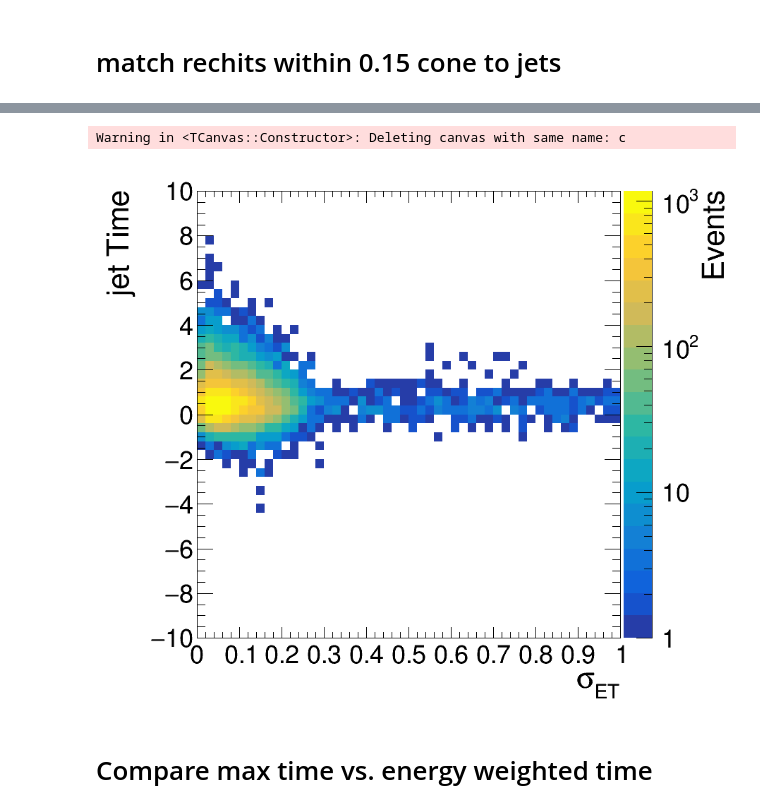
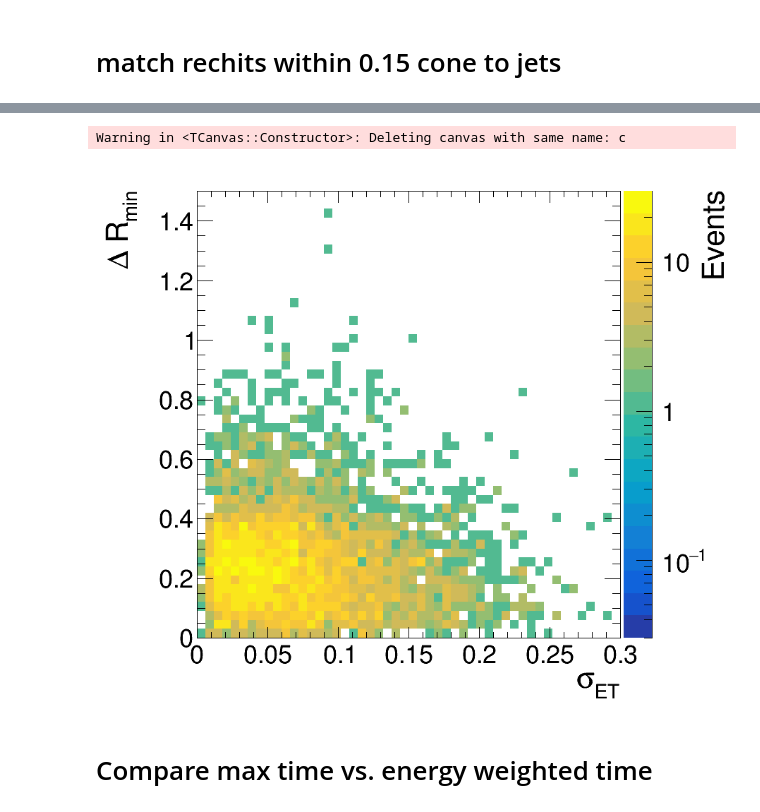
Before and after one commit to cms-lpc-llp/delayed_jet_analyzer, a Jupyter notebook: plot_scripts/time_rechit_studies.ipynb, the cells around one changed output, grey strips where cells are left out. Cells and saved outputs as stored; diff of their text form; code cells hidden in the pictures.

```diff
--- a/plot_scripts/time_rechit_studies.ipynb
+++ b/plot_scripts/time_rechit_studies.ipynb
@@ -40,7 +40,7 @@ lumi = 137000 #in pb-1
 # fpath_bkg['QCD15'] = bkg_path+"ntuple_RunIIFall17_QCD_Pt_15to30_TuneCP5_13TeV_pythia8.root"
 fpath_bkg['QCD30'] = bkg_path+"ntuple_RunIIFall17_QCD_Pt_30to50_TuneCP5_13TeV_pythia8.root"
 # fpath_bkg['QCD170'] = bkg_path+"jet_timing_studies_ntuple_RunIIFall17DRPremix_QCD_Pt_170to300_TuneCP5_13TeV_pythia8.root"
-fpath_bkg['bbbb_mh125_ctau1'] = sig_path+'ntuple_RunIISummer16_bbbb_vh_mh125_mx50_pl1000.root'
+fpath_bkg['bbbb_mh125_ctau1'] = sig_path+'ntuple_RunIISummer16_bbbb_vh_mh125_mx50_pl10000.root'
 # fpath_bkg['bbbb_mh2000_ctau1'] = sig_path+'ntuple_RunIISummer16_bbbb_vh_mh2000_mx975_pl1000.root'
 # fpath_bkg['bbbb_mh125_ctau10'] = sig_path+'ntuple_RunIISummer16_bbbb_vh_mh125_mx50_pl10000.root'
 # fpath_bkg['bbbb_mh2000_ctau10'] = sig_path+'ntuple_RunIISummer16_bbbb_vh_mh2000_mx975_pl10000.root'
@@ -154,8 +154,9 @@ jet_rechits_E = {}
 jet_rechits_eta = {}
 jet_rechits_phi = {}
 rechit_deltaR = {}
-
-
+CHEF = {}
+jetMinDeltaRPVTracks = {}
+jetGammaMax_ET = {}
 etD = {}
 eD = {}
 sig_e1 = {}
@@ -185,7 +186,9 @@ for k in tree_bkg.keys():
         jet_rechits_eta[k] = []
         jet_rechits_phi[k] = []
         jetTime_median[k] = []
-
+        CHEF[k] = []
+        jetMinDeltaRPVTracks[k] = []
+        jetGammaMax_ET[k] = []
 
         etD[k] = []
         eD[k] = []
@@ -210,6 +213,9 @@ for k in tree_bkg.keys():
         jet_rechits_E_temp = T.array('jet_rechits_E')
         jet_rechits_eta_temp = T.array('jet_rechits_eta')
         jet_rechits_phi_temp = T.array('jet_rechits_phi')
+        jetMinDeltaRPVTracks_temp = T['jetMinDeltaRPVTracks'].array()
+        CHEF_temp = T['jetChargedHadronEnergyFraction'].array()
+        jetGammaMax_ET_temp = T['jetGammaMax_ET'].array()
 
         genTime_temp = T.array('gen_time')
         gLLP_decay_radius_temp =  ((T.array('gLLP_decay_vertex_x')-T.array('gLLP_prod_vertex_x'))**2+(T.array('gLLP_decay_vertex_y')-T.array('gLLP_prod_vertex_y'))**2)**0.5
@@ -219,7 +225,9 @@ for k in tree_bkg.keys():
             for j in range(nJets[ev]):
                 if jet_n_rechits_temp[ev][j]<5:continue
                 if abs(jetEta_temp[ev][j]) > 1.48: continue
+#                 print(j,gLLP_daughter_match_jet_index[ev])
                 if not k[:3]=='QCD' and j not in  gLLP_daughter_match_jet_index[ev]: continue
+#                 print("here")
 
                 if not k[:3] == 'QCD':
                     genTime[k].append(genTime_temp[ev][list(gLLP_daughter_match_jet_index[ev]).index(j)])
@@ -229,7 +237,6 @@ for k in tree_bkg.keys():
                     else:
                         llp_id = 1
                     gLLP_decay_radius[k].append(gLLP_decay_radius_temp[ev][llp_id])
-
                 jetTime[k].append(jetTime_temp[ev][j])
                 jetEcalEnergy[k].append(jetEcalEnergy_temp[ev][j])
                 maxE_rechit_index = jet_rechits_E_temp[ev][j].index(max(jet_rechits_E_temp[ev][j]))
@@ -239,6 +246,11 @@ for k in tree_bkg.keys():
                 jet_rechits_E[k].append(jet_rechits_E_temp[ev][j])
                 jet_rechits_eta[k].append(jet_rechits_eta_temp[ev][j])
                 jet_rechits_phi[k].append(jet_rechits_phi_temp[ev][j])
+
+                CHEF[k].append(CHEF_temp[ev][j])
+                jetMinDeltaRPVTracks[k].append(jetMinDeltaRPVTracks_temp[ev][j])
+                jetGammaMax_ET[k].append(jetGammaMax_ET_temp[ev][j])
+
 
                 sig1,sig2 = sig(jet_rechits_E_temp[ev][j],jet_rechits_eta_temp[ev][j],jet_rechits_phi_temp[ev][j])
                 sig_e1[k].append(sig1)
@@ -309,9 +321,11 @@ for k in tree_bkg.keys():
         sig_et2[k] = np.array(sig_et2[k])
         sig_e[k] = np.hypot(sig_e1[k],sig_e2[k])
         sig_et[k] = np.hypot(sig_et1[k],sig_et2[k])
+        CHEF[k] = np.array(CHEF[k])
+        jetMinDeltaRPVTracks[k] = np.array(jetMinDeltaRPVTracks[k])
+        jetGammaMax_ET[k] = np.array(jetGammaMax_ET[k])
 
-
-        print(k,len(nJets),len(jetPhi[k]),(time.time()-start_t))
+        print(k,len(nJets),len(jetTime[k]),(time.time()-start_t))
         start_t = time.time()
     else:
         print(k)
@@ -382,35 +678,40 @@ h = {}
 leg = rt.TLegend(0.40,0.75,0.95,0.93)
 leg.SetTextSize(0.022)
 # leg.SetTextFont(42)
 leg.SetEntrySeparation(0.01)
 max_y = 0
 i=0
 key = 'bbbb_mh125_ctau1'
+# key = 'QCD30'
 # h['bbbb_mh125_ctau1'] = create_TH2D(np.column_stack((gLLP_decay_radius['bbbb_mh125_ctau1'],jetTime['bbbb_mh125_ctau1'])), axis_title = ['gLLP decay radius [cm]','ECAL #Delta R = 0.15 energy fraction','Events'], binning=[50,0,140,50,-10,10])
 # h['bbbb_mh125_ctau1'] = create_TH2D(np.column_stack((gLLP_decay_radius['bbbb_mh125_ctau1'],jet_frac_energy['bbbb_mh125_ctau1'])), axis_title = ['gLLP decay radius [cm]','ECAL #Delta R = 0.15 energy fraction','Events'], binning=[50,0,140,50,0,1])
 # h['bbbb_mh125_ctau1'] = create_TH2D(np.column_stack((jet_frac_energy['bbbb_mh125_ctau1'],jetTime['bbbb_mh125_ctau1'])), axis_title = ['Energy Fraction','ECAL #Delta R = 0.15 energy fraction','Events'], binning=[50,0,1,50,-10,10])
 # h['QCD30'] = create_TH2D(np.column_stack((jet_frac_energy['QCD30'],jetTime['QCD30'])), axis_title = ['Energy Fraction','jet Time','Events'], binning=[50,0,1,50,-10,10])
-h[key] = create_TH2D(np.column_stack((sig_e[key],jetTime[key])), axis_title = ['#sigma_{ET}','jet Time','Events'], binning=[50,0,1,50,-10,10])
+# h[key] = create_TH2D(np.column_stack((sig_et[key],jetTime[key])), axis_title = ['#sigma_{ET}','jet Time','Events'], binning=[50,0,1,50,-10,10])
+# h[key] = create_TH2D(np.column_stack((jetEcalEnergy[key],jetTime[key])), axis_title = ['ECAL Energy [GeV]','jet Time','Events'], binning=[50,0,200,50,-10,10])
+# h[key] = create_TH2D(np.column_stack((sig_et[key],jetGammaMax_ET[key])), axis_title = ['#sigma_{ET}','TMF_{ET max}','Events'], binning=[50,0,0.3,50,0,1.5])
+h[key] = create_TH2D(np.column_stack((sig_et[key],jetMinDeltaRPVTracks[key])), axis_title = ['#sigma_{ET}','#Delta R_{min}','Events'], binning=[50,0,0.3,50,0,1.5])
+
 
 
 
 
 # h['QCD30'].Draw('colz')
 
 h[key].Draw('colz')
 
 c.SetRightMargin(0.17)
 
 
 c.SetLogz()
 c.Draw()
 # c.SaveAs('../plots/timing_studies/deltar0p15vs0p4_energyfrac_llp_decay_radius_matched.png')
 
 # c.SaveAs('../plots/timing_studies/matched_recotime.png')
 #     c.SaveAs('../plots/timing_studies/matched_tresponse_jetpt_'+k+'.png')
 # %% [output]
 Warning in <TCanvas::Constructor>: Deleting canvas with same name: c
-[figure, old version]
+[figure, new version]
 # %% [markdown]
 # Compare max time vs. energy weighted time
 # %%
```
Also changed, not shown: parts of 18 cells of this notebook, 1 other file.
